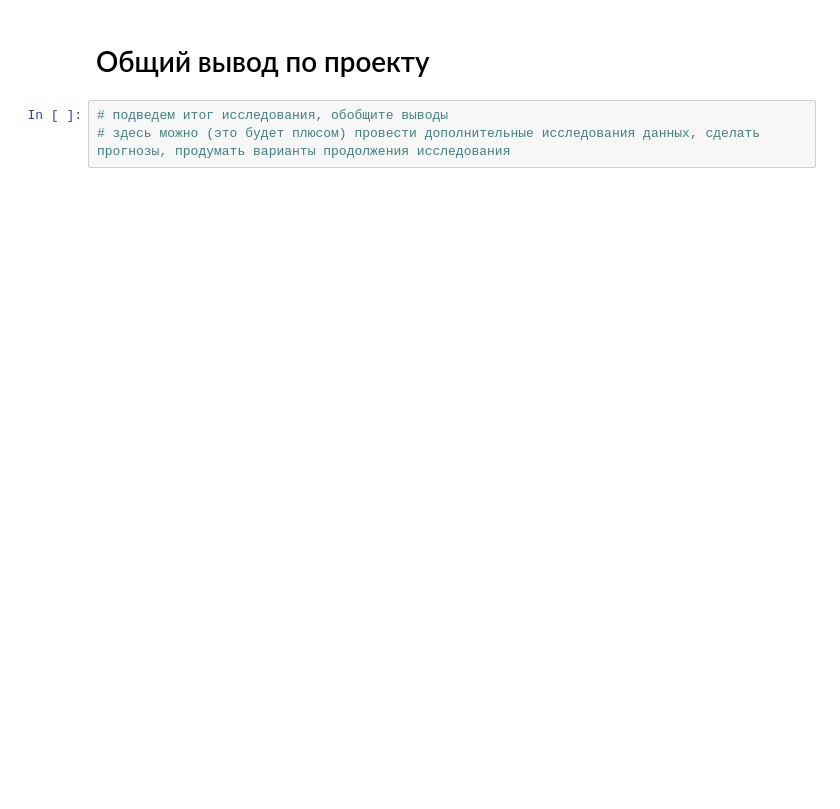
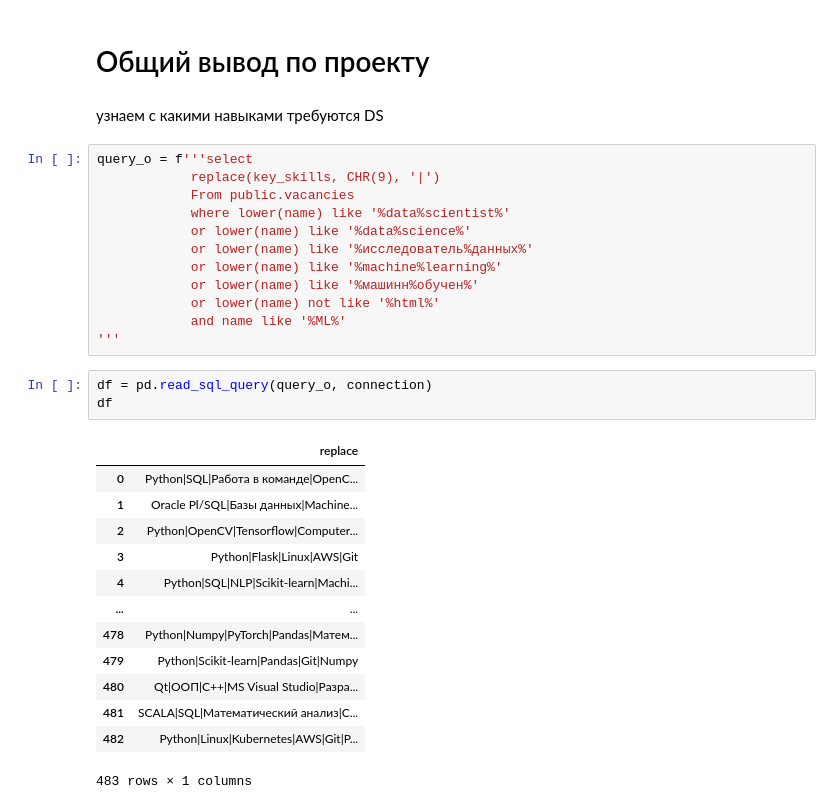
Before and after one commit to stas-as/Konspect, a Jupyter notebook: project_2_SQL/Project_2_Ноутбук_шаблон.ipynb, the cells around one changed output. Drawn from its saved outputs; the diff is of its cells as text; blank space fills up the shorter version.

```diff
--- a/project_2_SQL/Project_2_Ноутбук_шаблон.ipynb
+++ b/project_2_SQL/Project_2_Ноутбук_шаблон.ipynb
@@ -574,5 +608,33 @@ df
 # %% [markdown]
 # Общий вывод по проекту
-# %%
-# подведем итог исследования, обобщите выводы
-# здесь можно (это будет плюсом) провести дополнительные исследования данных, сделать прогнозы, продумать варианты продолжения исследования
+# %% [markdown]
+узнаем с какими навыками требуются DS
+# %%
+query_o = f'''select
+            replace(key_skills, CHR(9), '|')
+            From public.vacancies
+            where lower(name) like '%data%scientist%'
+            or lower(name) like '%data%science%'
+            or lower(name) like '%исследователь%данных%'
+            or lower(name) like '%machine%learning%'
+            or lower(name) like '%машинн%обучен%'
+            or lower(name) not like '%html%'
+            and name like '%ML%'
+'''
+# %%
+df = pd.read_sql_query(query_o, connection)
+df
+# %% [output]
+|  | replace |
+| 0 | Python|SQL|Работа в команде|OpenC... |
+| 1 | Oracle Pl/SQL|Базы данных|Machine... |
+| 2 | Python|OpenCV|Tensorflow|Computer... |
+| 3 | Python|Flask|Linux|AWS|Git |
+| 4 | Python|SQL|NLP|Scikit-learn|Machi... |
+| ... | ... |
+| 478 | Python|Numpy|PyTorch|Pandas|Матем... |
+| 479 | Python|Scikit-learn|Pandas|Git|Numpy |
+| 480 | Qt|ООП|C++|MS Visual Studio|Разра... |
+| 481 | SCALA|SQL|Математический анализ|С... |
+| 482 | Python|Linux|Kubernetes|AWS|Git|P... |
+483 rows × 1 columns
```
Also changed, not shown: parts of 17 cells of this notebook.
